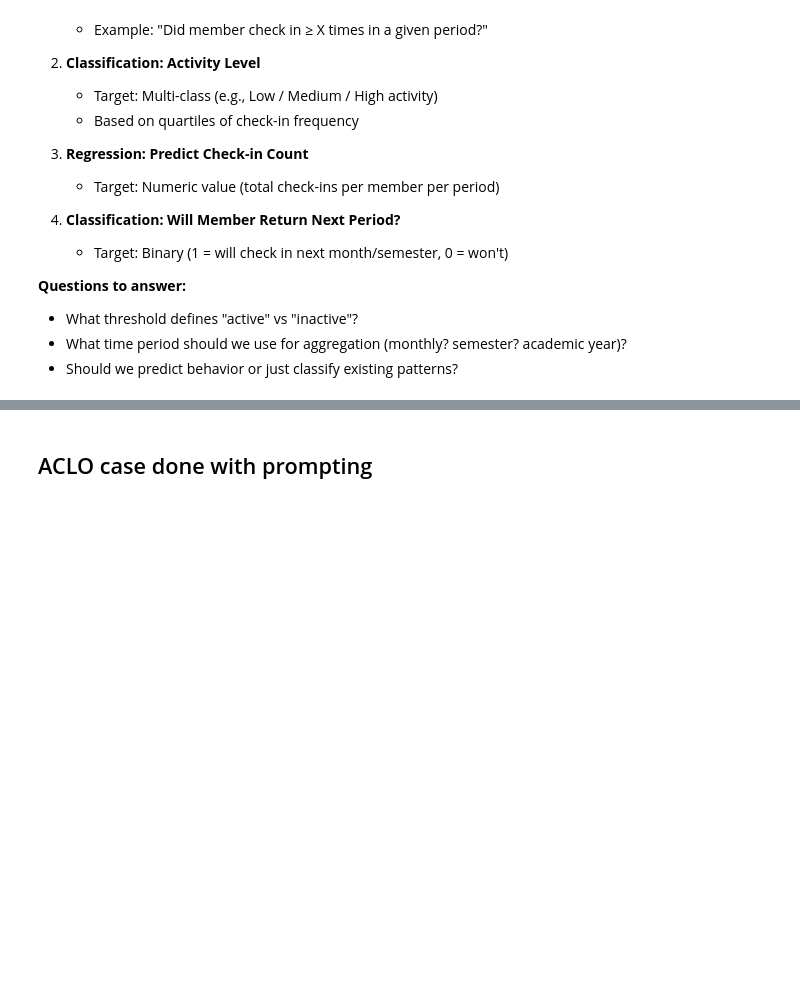
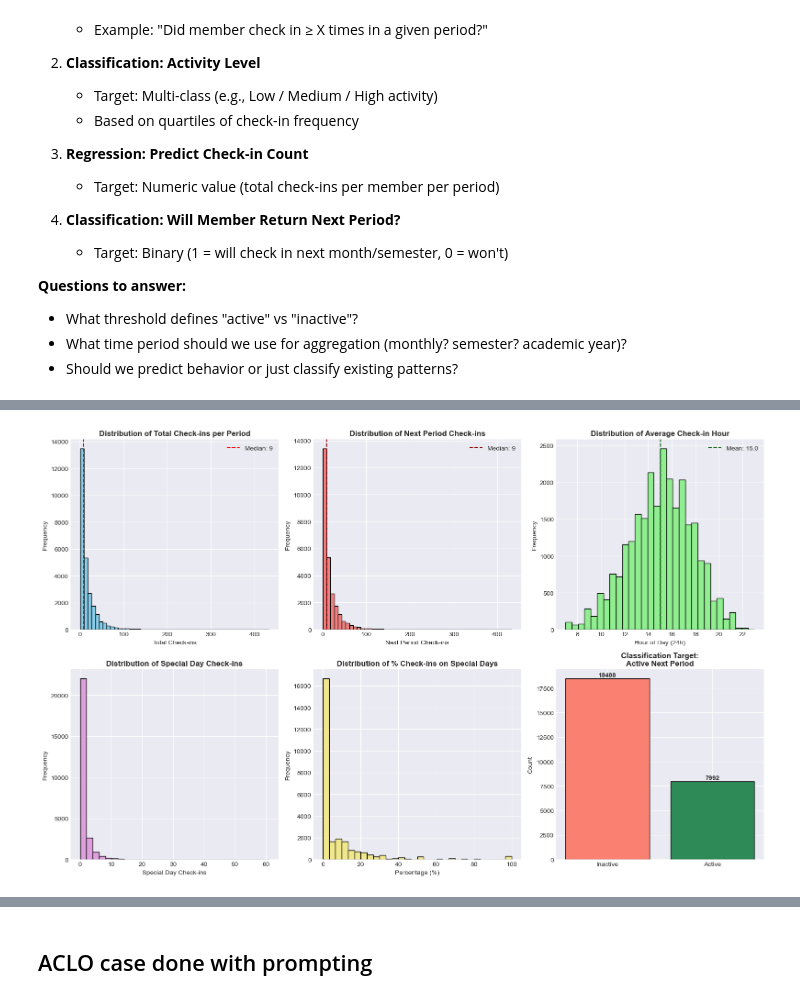
Before and after one commit to korho865/ACLO_project_AI, a Jupyter notebook: ACLO_project_AI.ipynb, the cells around one changed output, grey strips where cells are left out. Saved outputs shown, nothing was run; the diff lists cells and outputs as text; code cells hidden in the pictures; blank space fills up the shorter version.

```diff
--- a/ACLO_project_AI.ipynb
+++ b/ACLO_project_AI.ipynb
@@ -226,0 +454,20 @@ Before proceeding, we need to define the **target variable** for our predictive
+# %%
+# Merge check-ins with special days to flag special day check-ins
+checkins_enriched = checkins_clean.merge(
+    special_days_clean[['Date', 'event_type', 'event_name']],
+    on='Date',
+    how='left'
+)
+
+# Create binary flag for special days
+checkins_enriched['Is_Special_Day'] = (~checkins_enriched['event_type'].isna()).astype(int)
+
+# Fill missing event types with 'Regular Day'
+checkins_enriched['event_type'] = checkins_enriched['event_type'].fillna('Regular Day')
+
+print("Check-ins enriched with special days:")
+print(f"  - Shape: {checkins_enriched.shape}")
+print(f"\nSpecial day vs regular day:")
+print(checkins_enriched['Is_Special_Day'].value_counts())
+print(f"\nCheck-ins by event type:")
+print(checkins_enriched['event_type'].value_counts())
@@ -226,0 +766,55 @@ Before proceeding, we need to define the **target variable** for our predictive
+# %%
+# Distribution plots for key numeric variables
+fig, axes = plt.subplots(2, 3, figsize=(16, 10))
+
+# Total check-ins distribution
+axes[0, 0].hist(member_features_with_target['Total_Checkins'], bins=50, color='skyblue', edgecolor='black')
+axes[0, 0].set_title('Distribution of Total Check-ins per Period', fontweight='bold')
+axes[0, 0].set_xlabel('Total Check-ins')
+axes[0, 0].set_ylabel('Frequency')
+axes[0, 0].axvline(member_features_with_target['Total_Checkins'].median(), color='red',
+                   linestyle='--', label=f"Median: {member_features_with_target['Total_Checkins'].median():.0f}")
+axes[0, 0].legend()
+
+# Next period check-ins (regression target)
+axes[0, 1].hist(member_features_with_target['Next_Period_Checkins'], bins=50, color='lightcoral', edgecolor='black')
+axes[0, 1].set_title('Distribution of Next Period Check-ins', fontweight='bold')
+axes[0, 1].set_xlabel('Next Period Check-ins')
+axes[0, 1].set_ylabel('Frequency')
+axes[0, 1].axvline(member_features_with_target['Next_Period_Checkins'].median(), color='darkred',
+                   linestyle='--', label=f"Median: {member_features_with_target['Next_Period_Checkins'].median():.0f}")
+axes[0, 1].legend()
+
+# Average check-in hour
+axes[0, 2].hist(member_features_with_target['Avg_Checkin_Hour'], bins=30, color='lightgreen', edgecolor='black')
+axes[0, 2].set_title('Distribution of Average Check-in Hour', fontweight='bold')
+axes[0, 2].set_xlabel('Hour of Day (24h)')
+axes[0, 2].set_ylabel('Frequency')
+axes[0, 2].axvline(member_features_with_target['Avg_Checkin_Hour'].mean(), color='darkgreen',
+                   linestyle='--', label=f"Mean: {member_features_with_target['Avg_Checkin_Hour'].mean():.1f}")
+axes[0, 2].legend()
+
+# Special day check-ins
+axes[1, 0].hist(member_features_with_target['Special_Day_Checkins'], bins=30, color='plum', edgecolor='black')
+axes[1, 0].set_title('Distribution of Special Day Check-ins', fontweight='bold')
+axes[1, 0].set_xlabel('Special Day Check-ins')
+axes[1, 0].set_ylabel('Frequency')
+
+# Percentage of special day check-ins
+axes[1, 1].hist(member_features_with_target['Pct_Special_Day_Checkins'], bins=30, color='khaki', edgecolor='black')
+axes[1, 1].set_title('Distribution of % Check-ins on Special Days', fontweight='bold')
+axes[1, 1].set_xlabel('Percentage (%)')
+axes[1, 1].set_ylabel('Frequency')
+
+# Activity classification target
+activity_counts = member_features_with_target['Active_Next_Period'].value_counts()
+axes[1, 2].bar(['Inactive', 'Active'], activity_counts.values, color=['salmon', 'seagreen'], edgecolor='black')
+axes[1, 2].set_title('Classification Target:\nActive Next Period', fontweight='bold')
+axes[1, 2].set_ylabel('Count')
+for i, v in enumerate(activity_counts.values):
+    axes[1, 2].text(i, v + 200, str(v), ha='center', fontweight='bold')
+
+plt.tight_layout()
+plt.show()
+# %% [output]
+[figure, added]
```
Also changed, not shown: parts of 38 cells of this notebook.
